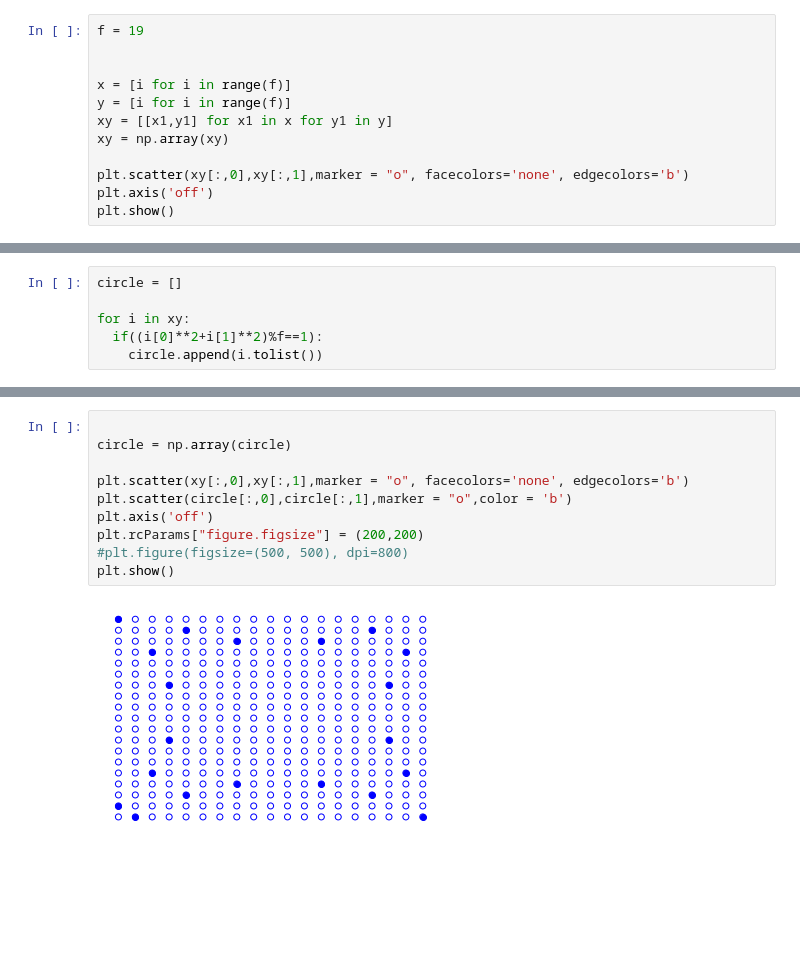
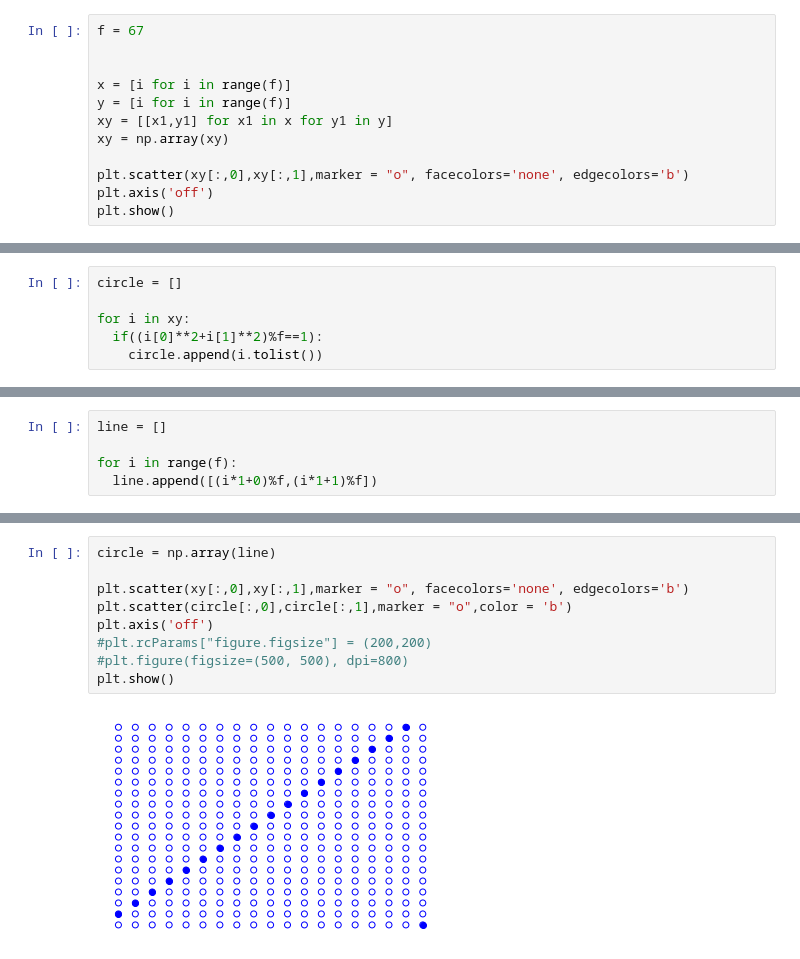
Before and after one commit to James-rg/Finite_Fields, a Jupyter notebook: Unit_Circles_ScatterPlot.ipynb, the cells around one changed output, grey strips where cells are left out. Cells and saved outputs as stored; diff of their text form; blank space fills up the shorter version.

```diff
--- a/Unit_Circles_ScatterPlot.ipynb
+++ b/Unit_Circles_ScatterPlot.ipynb
@@ -6,7 +6,7 @@
 import matplotlib.pyplot as plt
 import numpy as np
 # %%
-f = 19
+f = 67
 
 
 x = [i for i in range(f)]
@@ -55,0 +68,5 @@ circle
+# %%
+line = []
+
+for i in range(f):
+  line.append([(i*1+0)%f,(i*1+1)%f])
@@ -56,12 +95,11 @@ circle
 # %%
-
-circle = np.array(circle)
+circle = np.array(line)
 
 plt.scatter(xy[:,0],xy[:,1],marker = "o", facecolors='none', edgecolors='b')
 plt.scatter(circle[:,0],circle[:,1],marker = "o",color = 'b')
 plt.axis('off')
-plt.rcParams["figure.figsize"] = (200,200)
+#plt.rcParams["figure.figsize"] = (200,200)
 #plt.figure(figsize=(500, 500), dpi=800)
 plt.show()
 # %% [output]
-[figure, old version]
+[figure, new version]
```
Also changed, not shown: parts of 9 cells of this notebook.
